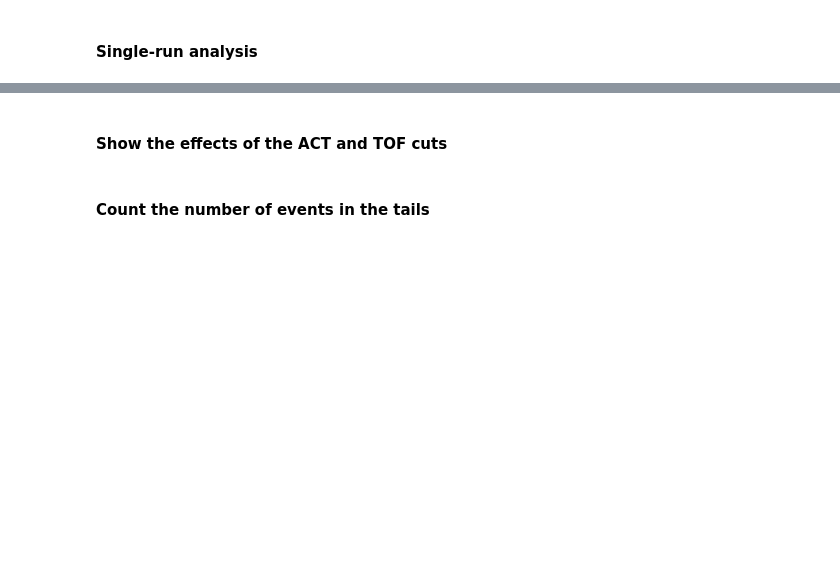
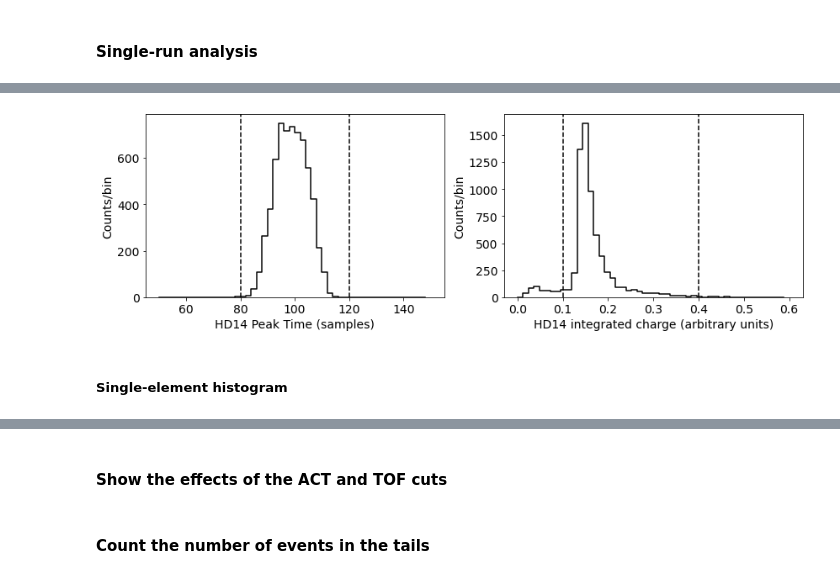
Before and after one commit to jerenner/T9BeamTestAna, a Jupyter notebook: python/new_analysis/hodoscope/hodoscope_analysis.ipynb, the cells around one changed output, grey strips where cells are left out. Cells and saved outputs as stored; diff of their text form; code cells hidden in the pictures; blank space fills up the shorter version.

```diff
--- a/python/new_analysis/hodoscope/hodoscope_analysis.ipynb
+++ b/python/new_analysis/hodoscope/hodoscope_analysis.ipynb
@@ -277,0 +306,42 @@ mconv, mconv_err, bconv, bconv_err, fres, fres_err, cres, cres_err = hd.gamma_pe
+# %%
+# Plot the timing and charge selections for HD14.
+
+# Set up the figure.
+fig, axes = plt.subplots(1, 2, figsize=(14, 4))
+flat_axes = axes.ravel()
+ax0, ax1 = flat_axes[0], flat_axes[1]
+
+# Select the timing and charge information from the HD14 peaks dataframe.
+df_hd14 = df_dict['HD14']
+hd14_timing = df_hd14[(df_hd14.PeakTime > 0) & (df_hd14.IntCharge > 0.1)]['PeakTime']
+#hd14_timing = df_hd14[df_hd14.PeakTime > 0]['PeakTime']
+hd14_charge = df_hd14[df_hd14.IntCharge > 0.02]['IntCharge']
+
+# Plot the timing information with cuts shown.
+hist_timing, bin_edges_timing = np.histogram(hd14_timing, bins=50, range=[50,150])
+bin_centers_timing = (bin_edges_timing[:-1] + bin_edges_timing[1:]) / 2
+ax0.bar(bin_edges_timing[:-1], hist_timing, width=np.diff(bin_edges_timing)[0], align='edge', color='white')
+ax0.plot(bin_edges_timing[:-1], hist_timing, color='black', drawstyle='steps-post')
+ax0.axvline(hd_timing_ranges['HD14'][0],color='black',linestyle='--')
+ax0.axvline(hd_timing_ranges['HD14'][1],color='black',linestyle='--')
+ax0.set_xlabel("HD14 Peak Time (samples)",fontsize=14)
+ax0.set_ylabel('Counts/bin',fontsize=14)
+ax0.tick_params(axis="x", labelsize=14)
+ax0.tick_params(axis="y", labelsize=14)
+
+# Plot the charge information with cuts shown.
+hist_charge, bin_edges_charge = np.histogram(hd14_charge, bins=50, range=[0,0.6])
+bin_centers_charge = (bin_edges_charge[:-1] + bin_edges_charge[1:]) / 2
+ax1.bar(bin_edges_charge[:-1], hist_charge, width=np.diff(bin_edges_charge)[0], align='edge', color='white')
+ax1.plot(bin_edges_charge[:-1], hist_charge, color='black', drawstyle='steps-post')
+ax1.axvline(hd_charge_ranges['HD14'][0],color='black',linestyle='--')
+ax1.axvline(hd_charge_ranges['HD14'][1],color='black',linestyle='--')
+ax1.set_xlabel("HD14 integrated charge (arbitrary units)",fontsize=14)
+ax1.set_ylabel('Counts/bin',fontsize=14)
+ax1.tick_params(axis="x", labelsize=14)
+ax1.tick_params(axis="y", labelsize=14)
+plt.savefig("HD14_cuts.pdf", bbox_inches='tight')
+# %% [output]
+[figure, added]
+# %% [markdown]
+##### Single-element histogram
```
Also changed, not shown: parts of 59 cells of this notebook, 2 other files.
